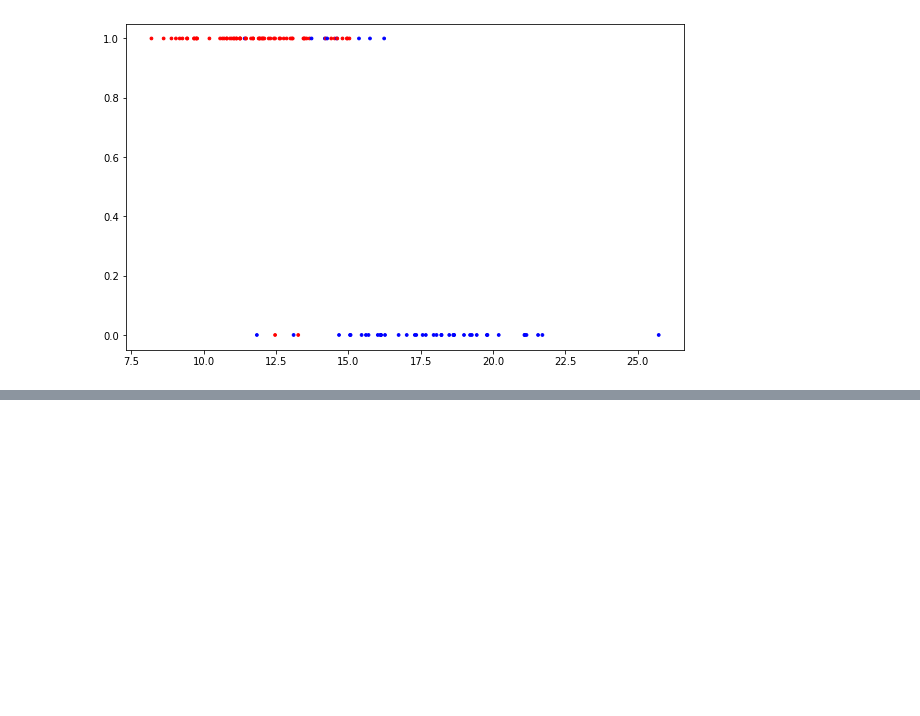
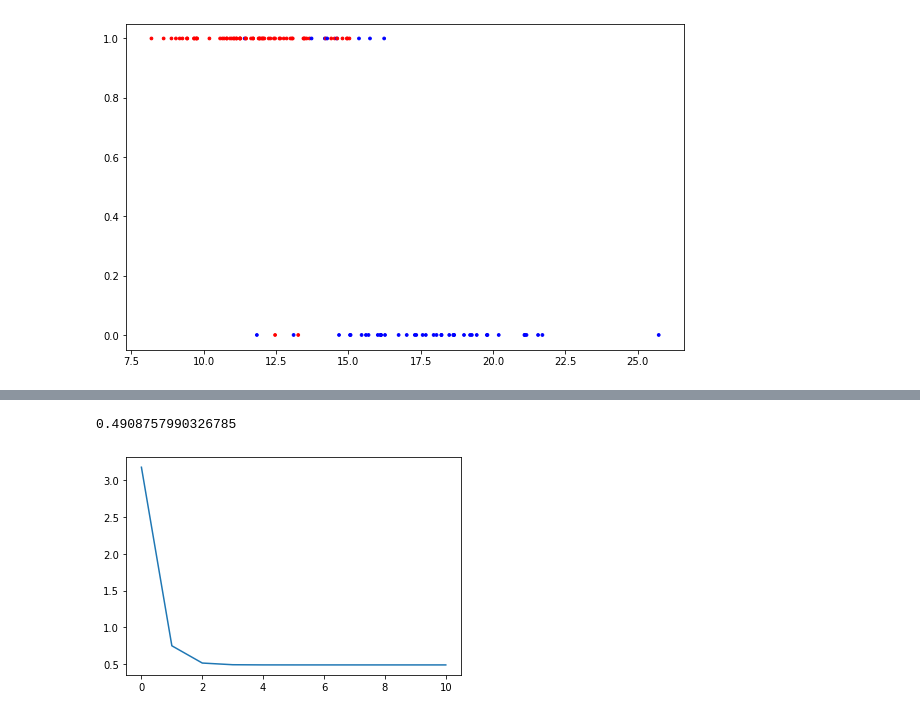
Before and after one commit to Taylor-X01/ML-course, a Jupyter notebook: TP2/RegressionNB.ipynb, the cells around one changed output, grey strips where cells are left out. Saved outputs shown, nothing was run; the diff lists cells and outputs as text; code cells hidden in the pictures; blank space fills up the shorter version.

```diff
--- a/TP2/RegressionNB.ipynb
+++ b/TP2/RegressionNB.ipynb
@@ -215,0 +218,9 @@ plt.show()
+# %%
+linReg = linear_regression(lr=1e-3,n_iters=10)
+Weights_r, Losses_r = linReg.fit(Xr_train,Yr_train,verbose=False)
+# %%
+plt.plot(Losses_r)
+Losses_r[-1]
+# %% [output]
+0.4908757990326785
+[figure, added]
```
Also changed, not shown: parts of 17 cells of this notebook.
